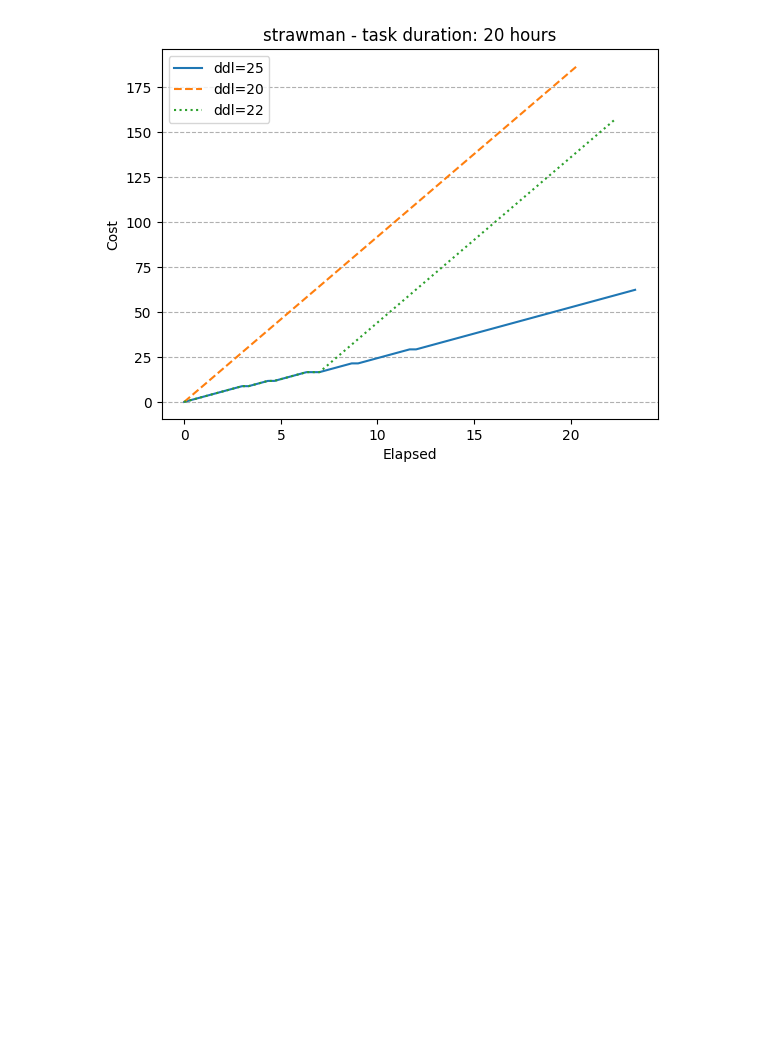
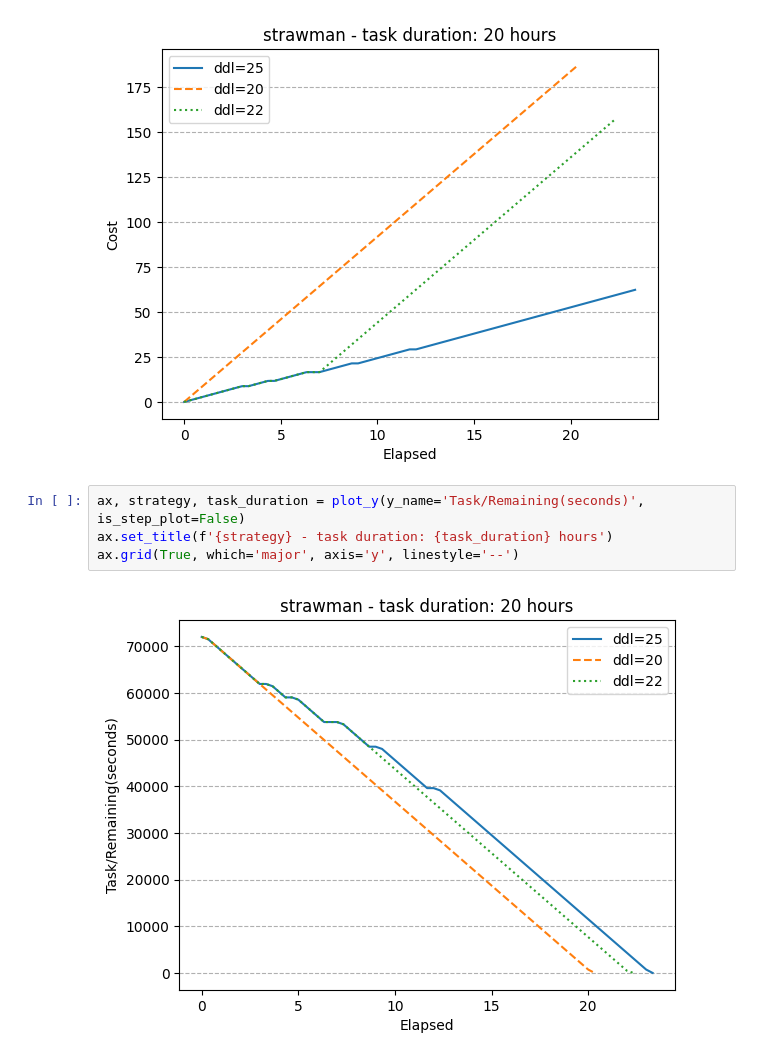
Before and after one commit to Michaelvll/skypilot-spot-strategy, a Jupyter notebook: scripts/plot.ipynb, the cells around one changed output. Saved outputs shown, nothing was run; the diff lists cells and outputs as text; blank space fills up the shorter version.

Commit message:
Add task remaining time

```diff
--- a/scripts/plot.ipynb
+++ b/scripts/plot.ipynb
@@ -53,3 +53,9 @@ ax.set_title(f'{strategy} - task duration: {task_duration} hours')
 ax.grid(True, which='major', axis='y', linestyle='--')
 # %% [output]
 [figure]
+# %%
+ax, strategy, task_duration = plot_y(y_name='Task/Remaining(seconds)', is_step_plot=False)
+ax.set_title(f'{strategy} - task duration: {task_duration} hours')
+ax.grid(True, which='major', axis='y', linestyle='--')
+# %% [output]
+[figure, added]
```
Also changed, not shown: 1 other file.
